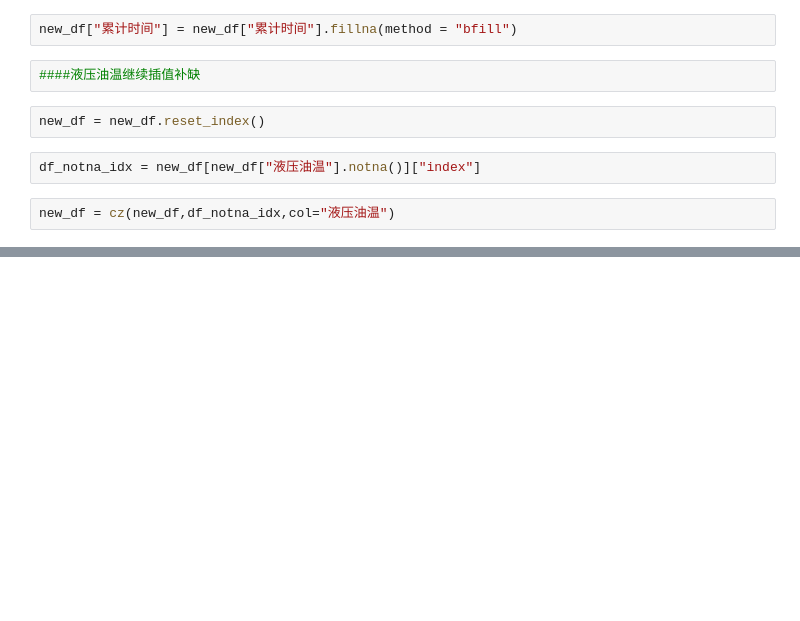
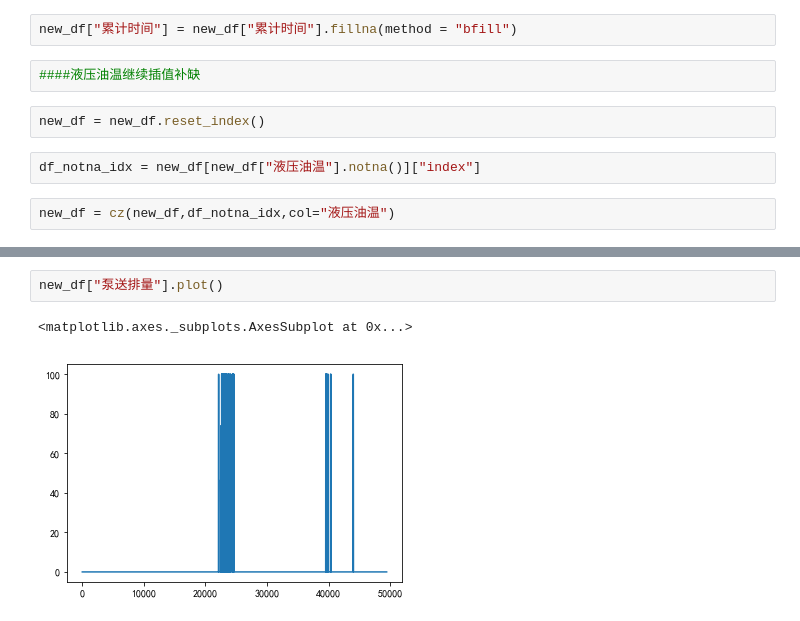
Before and after one commit to TysonXiao/untitled, a Jupyter notebook: def_handle.ipynb, the cells around one changed output, grey strips where cells are left out. Cells and saved outputs as stored; diff of their text form; blank space fills up the shorter version.

```diff
--- a/def_handle.ipynb
+++ b/def_handle.ipynb
@@ -227,0 +248,5 @@ new_df["系统压力"].plot()
+# %%
+new_df["泵送排量"].plot()
+# %% [output]
+<matplotlib.axes._subplots.AxesSubplot at 0x...>
+[figure, added]
```
Also changed, not shown: parts of 56 cells of this notebook.
